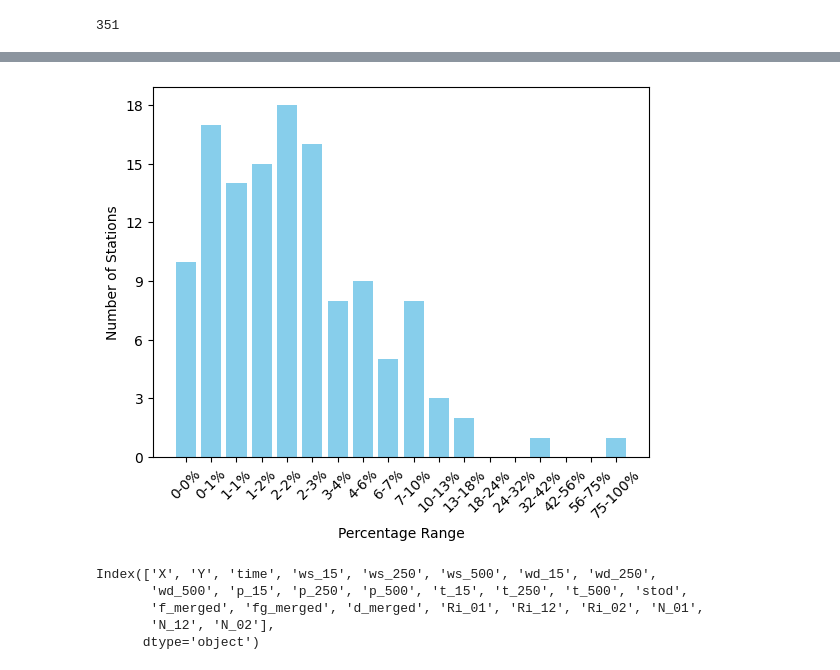
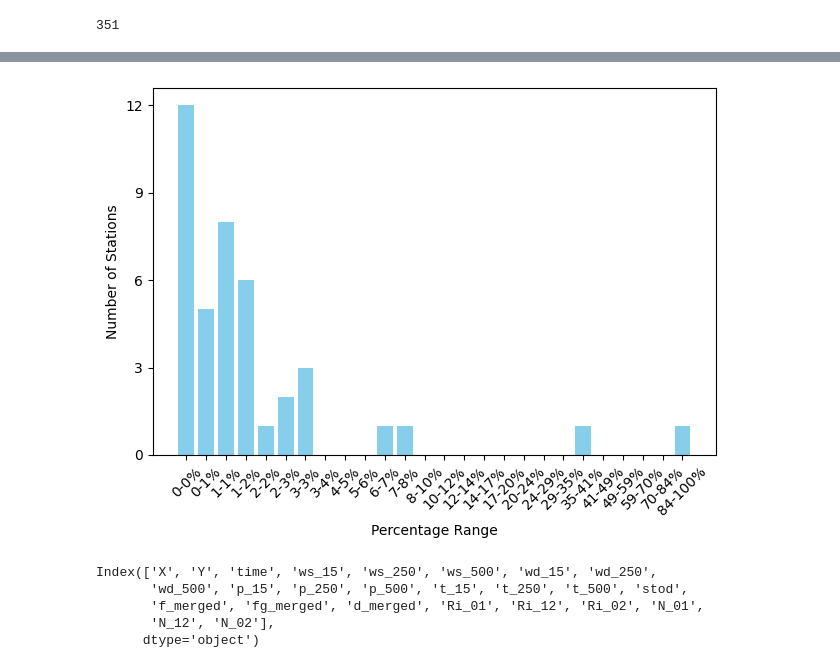
Before and after one commit to BrynjarGeir/lokaverkefni_vel, a Jupyter notebook: code/process_data/findNails.ipynb, the cells around one changed output, grey strips where cells are left out. Cells and saved outputs as stored; diff of their text form; code cells hidden in the pictures.

```diff
--- a/code/process_data/findNails.ipynb
+++ b/code/process_data/findNails.ipynb
@@ -32,4 +32,4 @@ hourly_df.shape
 (46476897, 6)
 # %%
 combined_df = pd.merge(merged_df, hourly_df, on = ['stod', 'timi'], how = 'inner', suffixes=('_merged', '_hourly'))
-#combined_df = combined_df.dropna(subset=['fg_hourly'])
+combined_df = combined_df.dropna(subset=['fg_hourly'])
@@ -179,36 +66,37 @@ Number of matching files: 115
 # %%
 # Combine value counts from both DataFrames to ensure all values are present
 combined_value_counts = pd.concat([nails_df.stod.value_counts(), combined_df.stod.value_counts()], axis=1, keys=['nails', 'combined']).fillna(0)
 
 # Calculate the quotient of percentages
 quotient = (combined_value_counts['nails'] / combined_value_counts['combined']).fillna(0)
 
 # Automatically set ranges based on the quotient values
 min_val = quotient.min()
 max_val = quotient.max()
-n = 25
+n = 40
 range_width = (max_val - min_val) / n  # Divide into n ranges
 ranges = np.logspace(-3, np.log10(max_val), num=n)
 ranges = [(0, ranges[0])] + [(ranges[i], ranges[i+1]) for i in range(len(ranges)-1)]
 
 # Calculate the quotient of percentages falling into each range
 quotient_ranges = {}
 for lower, upper in ranges:
     quotient_range = (combined_value_counts['nails'] / combined_value_counts['combined']).between(lower, upper).sum()
     quotient_ranges[f'{lower*100:.0f}-{upper*100:.0f}%'] = quotient_range
 
 # Plot the graph
 plt.bar(quotient_ranges.keys(), quotient_ranges.values(), color='skyblue')
 plt.xlabel('Percentage Range')
 plt.ylabel('Number of Stations')
 plt.xticks(rotation=45)
-plt.yticks(range(0, 19, 3))
+plt.yticks(range(0, 14, 3))
+plt.tight_layout()
 
-plt.savefig('../visualization/outputs/png/error_count.png')
+plt.savefig('../visualization/outputs/png/error_count_30.png')
 
 plt.show()
 # %% [output]
-[figure, old version]
+[figure, new version]
 # %%
 nailStripped_df = combined_df[abs(combined_df.f_merged - combined_df.fx) <= 0.1]
 assert nailStripped_df.f_merged.max() < 65
```
Also changed, not shown: parts of 5 cells of this notebook, 12 other files.
